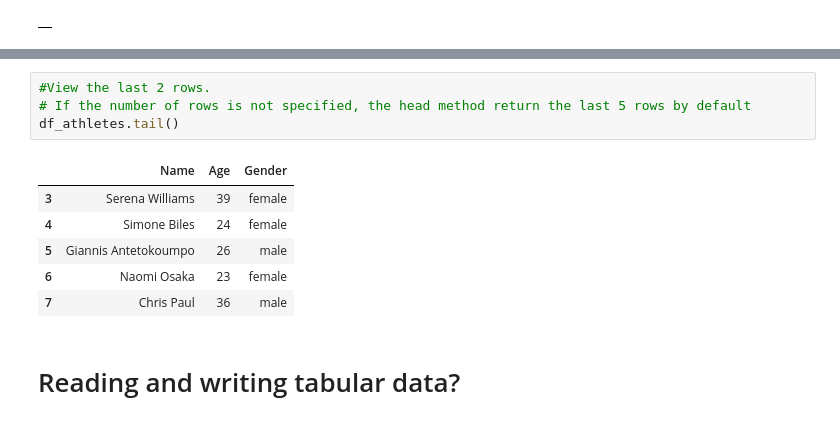
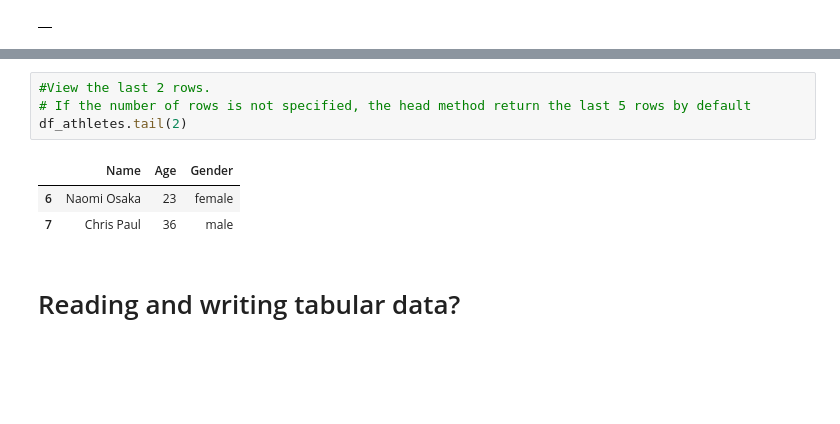
Before and after one commit to regan-mu/ADS-Jan-2023, a Jupyter notebook: 13 Pandas/Pandas.ipynb, the cells around one changed output, grey strips where cells are left out. Saved outputs shown, nothing was run; the diff lists cells and outputs as text; blank space fills up the shorter version.

```diff
--- a/13 Pandas/Pandas.ipynb
+++ b/13 Pandas/Pandas.ipynb
@@ -83,12 +75,9 @@ df_athletes.head()
 # %%
 #View the last 2 rows.
 # If the number of rows is not specified, the head method return the last 5 rows by default
-df_athletes.tail()
+df_athletes.tail(2)
 # %% [output]
 |  | Name | Age | Gender |
-| 3 | Serena Williams | 39 | female |
-| 4 | Simone Biles | 24 | female |
-| 5 | Giannis Antetokoumpo | 26 | male |
 | 6 | Naomi Osaka | 23 | female |
 | 7 | Chris Paul | 36 | male |
 # %% [markdown]
```
Also changed, not shown: parts of 34 cells of this notebook, 18 other files.
